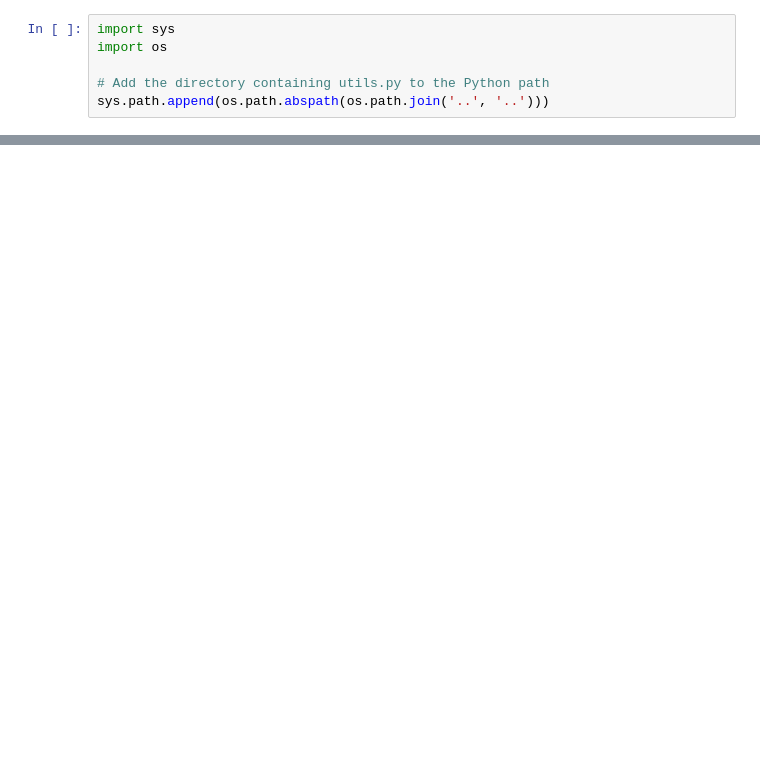
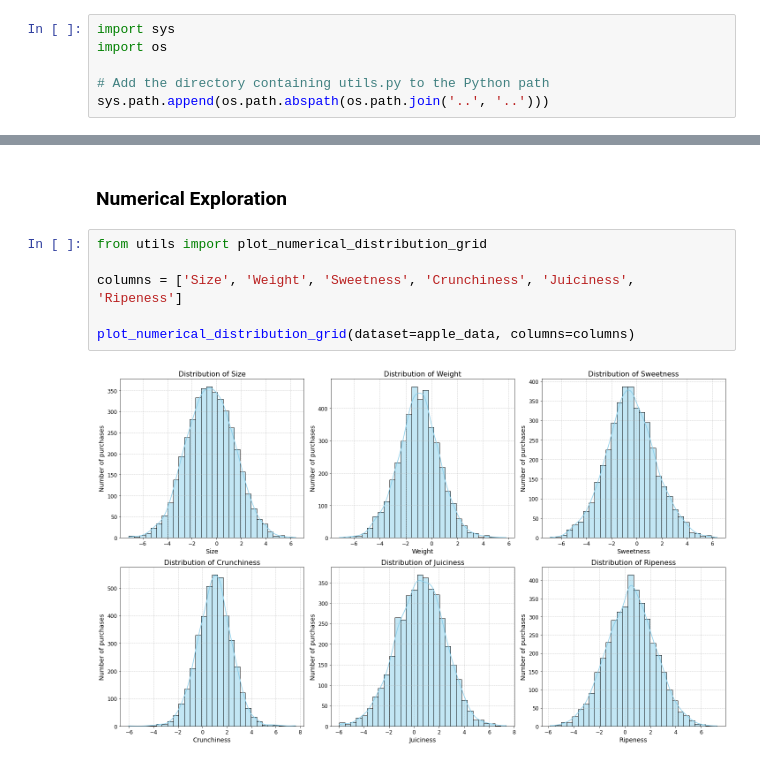
Before and after one commit to AleandroPresta/customer-shopping-analysis, a Jupyter notebook: apple-quality/notebooks/Data Exploration.ipynb, the cells around one changed output, grey strips where cells are left out. Cells and saved outputs as stored; diff of their text form; blank space fills up the shorter version.

```diff
--- a/apple-quality/notebooks/Data Exploration.ipynb
+++ b/apple-quality/notebooks/Data Exploration.ipynb
@@ -28,0 +50,10 @@ shopping_data.head()
+# %% [markdown]
+### Numerical Exploration
+# %%
+from utils import plot_numerical_distribution_grid
+
+columns = ['Size', 'Weight', 'Sweetness', 'Crunchiness', 'Juiciness', 'Ripeness']
+
+plot_numerical_distribution_grid(dataset=apple_data, columns=columns)
+# %% [output]
+[figure, added]
```
Also changed, not shown: parts of 11 cells of this notebook, 1 other file.
